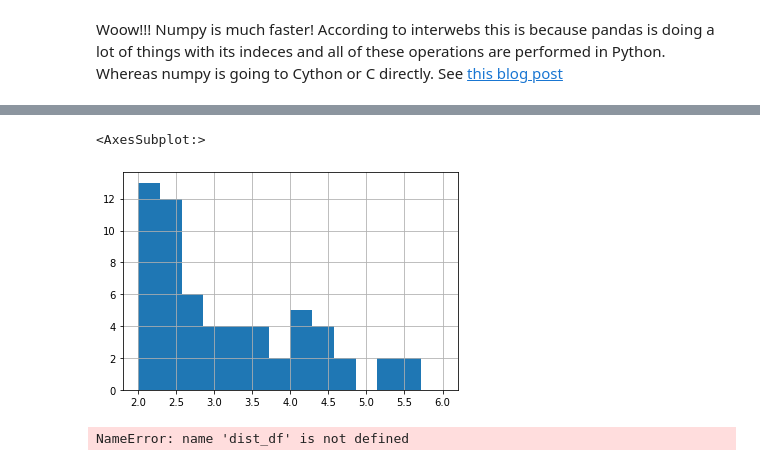
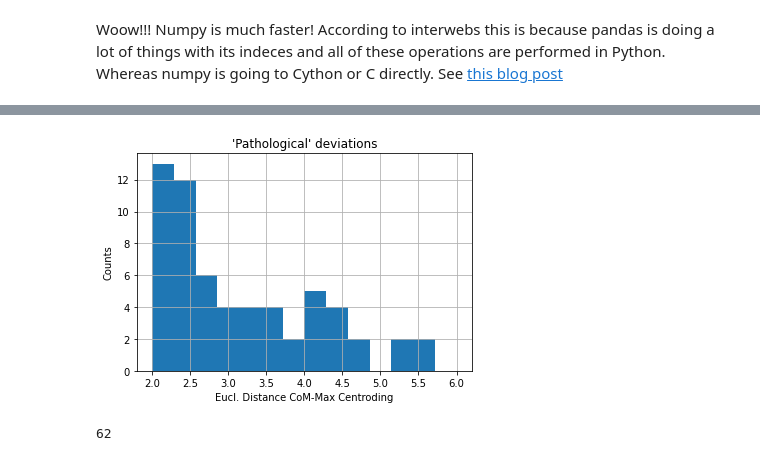
Before and after one commit to gmogol/Timepix, a Jupyter notebook: full_tpx_analysis.ipynb, the cells around one changed output, grey strips where cells are left out. Cells and saved outputs as stored; diff of their text form; code cells hidden in the pictures.

```diff
--- a/full_tpx_analysis.ipynb
+++ b/full_tpx_analysis.ipynb
@@ -460,10 +375,4 @@ df.head()
 | 4 | 0.003464 | 525 | 176 | 43 | 0.003382 | 0.003465 | 0 |
 # %%
 batch = df[df['batch']==0]
-# %%
-def max_centroid(batch):
-    max_ind = batch.tot.argmax()
-    x = batch.iloc[max_ind].x
-    y = batch.iloc[max_ind].y
-    return np.array([x,y])
 # %%
@@ -475,14 +393,18 @@ def max_centroid_np(batch):
     x= xs[max_ind]
     y = ys[max_ind]
     return np.array([x,y])
-# %%
-def com_centroid(batch):
-    total_tot = batch.tot.sum()
-    x = (batch.x* batch.tot).sum()/total_tot
-    y = (batch.y* batch.tot).sum()/total_tot
-    return np.array([x,y])
 # %%
-def com_centroid_np(batch):
+def com_centroid(batch):
+    '''
+        Computes centroid of a batch by weighing by time over threshold
+        and averaging i.e. computing the center of mass
+        Args:
+            batch : pd.DataFrame-like
+                pixel data for which the centorid will be computed
+        Returns:
+            centroid : np.array
+                x,y coordinates of the centroid
+    '''
     tot = np.array(batch.tot)
     xs = np.array(batch.x)
     ys = np.array(batch.y)
@@ -540,3 +439,16 @@ def dist_centroids(batch):
+# %%
+def dist_centroids(batch):
+    '''
+        Computes the Euclidean distance between max and com
+        centroiding methods.
+        Args:
+            batch : pd.DataFrame-like
+                batch for which this computation will be carried out
+        Returns:
+            distance: float
+                Euclidean distance between max and com centroids
+    '''
+    return np.linalg.norm(max_centroid(batch)-com_centroid(batch))
 # %%
 dist_df=df.groupby('batch').apply(dist_centroids)
 # %%
@@ -582,12 +498,16 @@ dist_df.hist(bins=np.linspace(0,2,15))
 # %%
 dist_df[dist_df>2].hist(bins=np.linspace(2,6,15))
+plt.xlabel('Eucl. Distance CoM-Max Centroding')
+plt.ylabel('Counts')
+plt.title("'Pathological' deviations")
+plt.savefig('figures/com-max-pathological.pdf')
+plt.show()
 # %% [output]
-<AxesSubplot:>
-[figure, old version]
+[figure, new version]
 # %%
-dist_df[dist_df>2]
+len(dist_df[dist_df>2])
 # %% [output]
-NameError: name 'dist_df' is not defined
+62
 # %%
 max_dist_list = list(dist_df.sort_values(ascending=False).index[60:100])
 # %%
```
Also changed, not shown: parts of 57 cells of this notebook, 1 other file.
